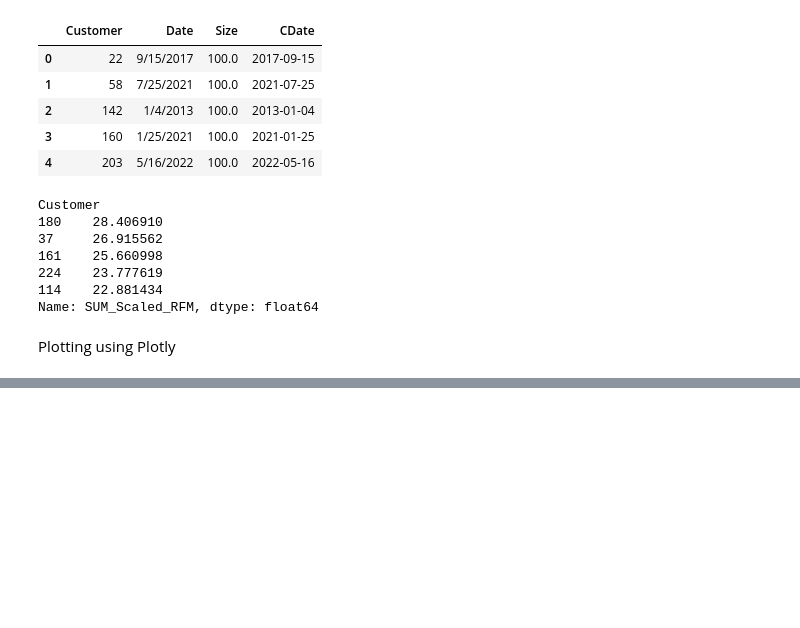
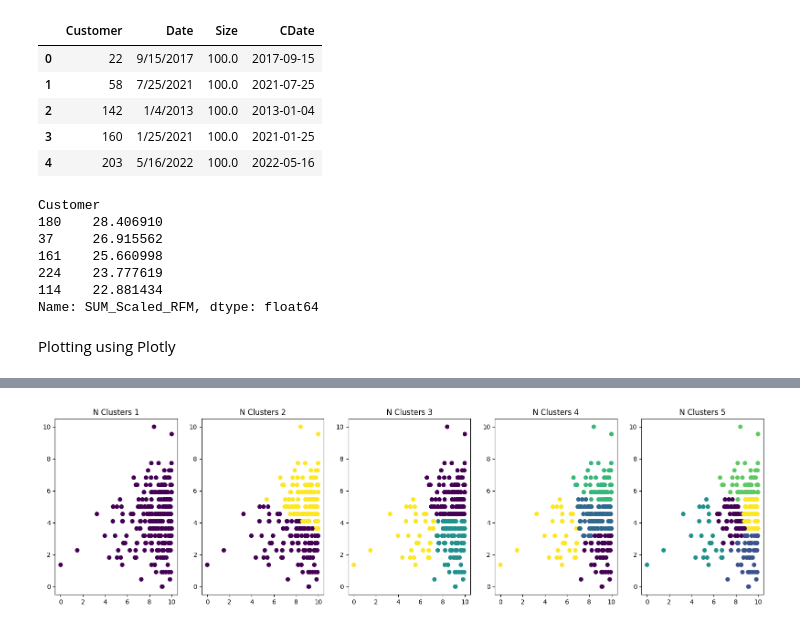
Before and after one commit to KSaiBharadwaj/Fraud_Analytics_HWs_Concepts, a Jupyter notebook: DSO562_HW3.ipynb, the cells around one changed output, grey strips where cells are left out. Saved outputs shown, nothing was run; the diff lists cells and outputs as text; code cells hidden in the pictures; blank space fills up the shorter version.

```diff
--- a/DSO562_HW3.ipynb
+++ b/DSO562_HW3.ipynb
@@ -133,0 +115,4 @@ pio.show(figure)
+# %%
+from sklearn.cluster import KMeans
+
+clf = KMeans(n_clusters = 3, random_state=42, n_init=10)
@@ -133,0 +200,7 @@ pio.show(figure)
+# %%
+for i in range(1,6):
+  kmeans = KMeans(n_clusters = i, random_state=42, n_init=10)
+  kmeans.fit(r_f[['Scaled_Recency','Scaled_Frequency']])
+  r_f[f'Kmeans{i}'] = kmeans.labels_
+
+r_f
@@ -133,0 +239,8 @@ pio.show(figure)
+# %%
+fig, ax = plt.subplots(nrows = 1, ncols=5, figsize=(20,5))
+
+for k, ax in enumerate(fig.axes, start=1):
+  ax.scatter(x=r_f['Scaled_Recency'], y=r_f['Scaled_Frequency'], c=r_f[f'Kmeans{k}'])
+  ax.set_title(f'N Clusters {k}')
+# %% [output]
+[figure, added]
```
Also changed, not shown: parts of 18 cells of this notebook.
